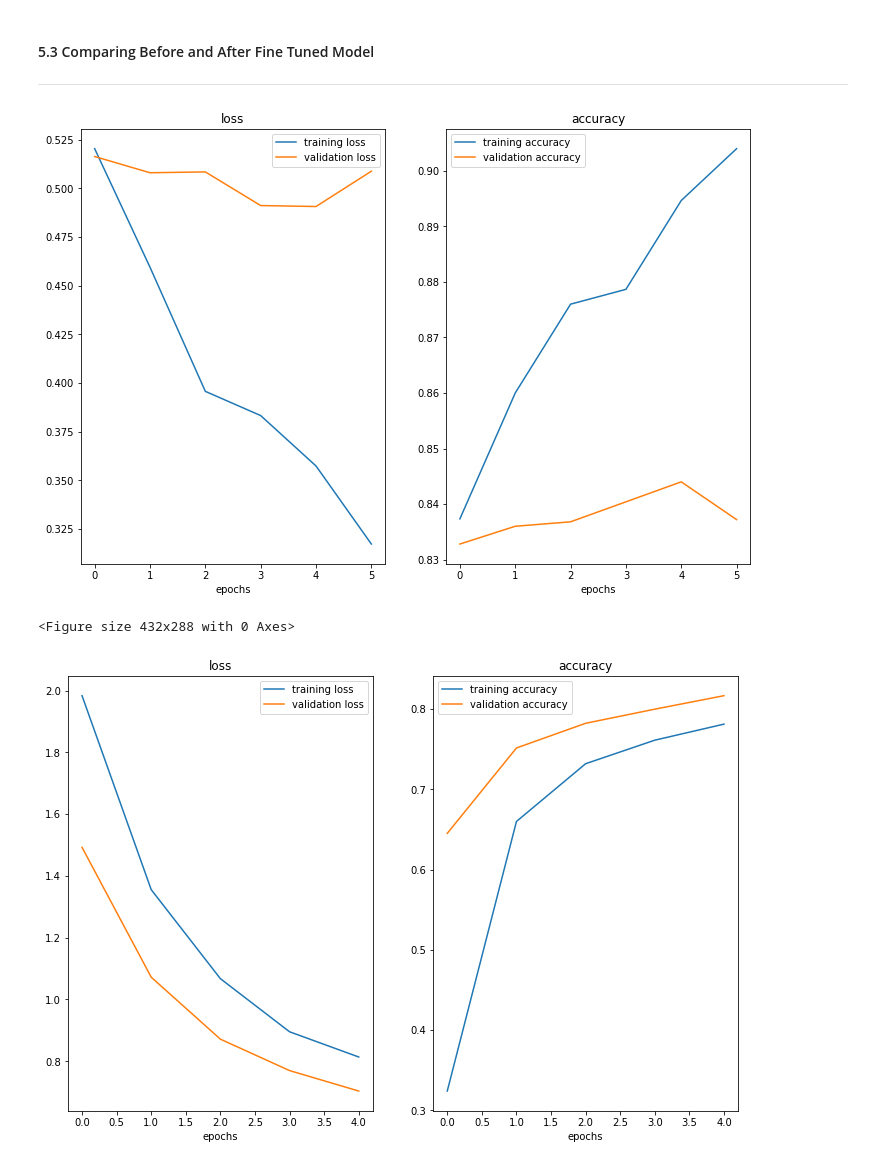
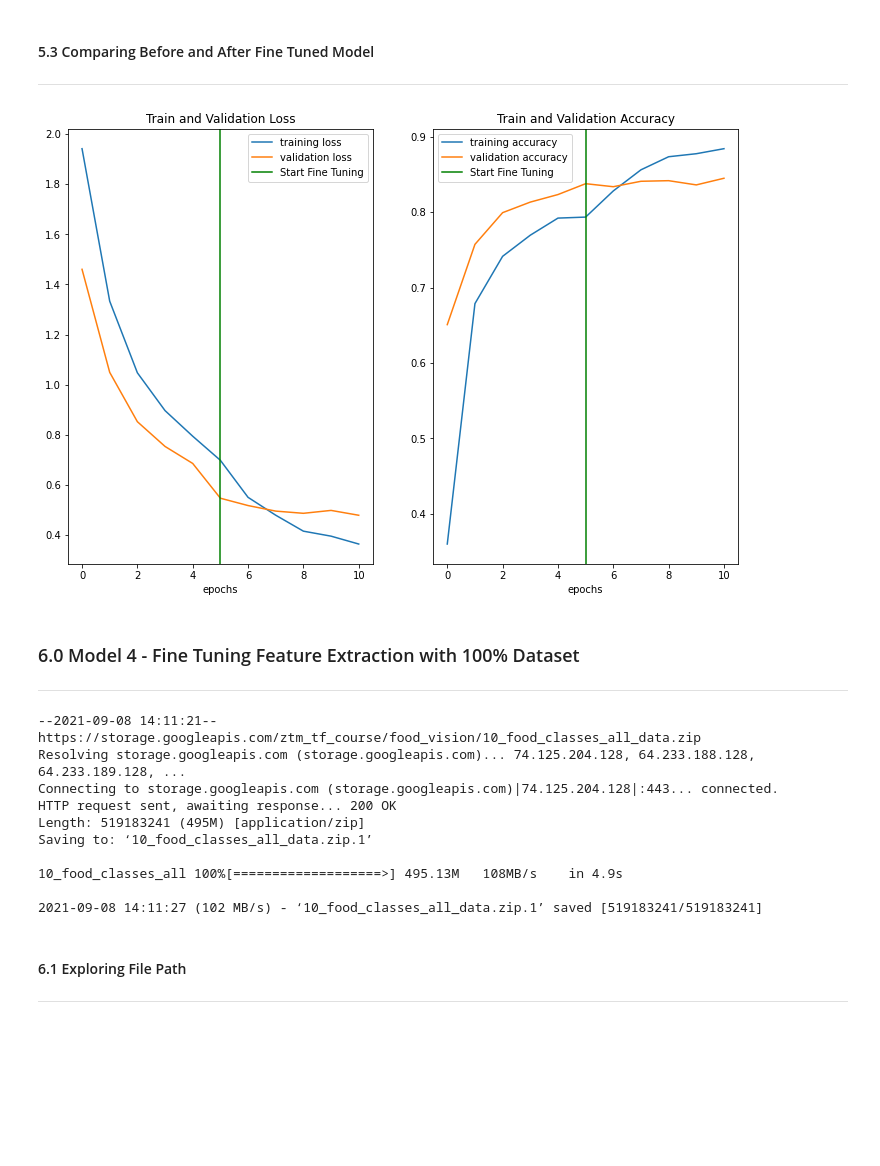
Before and after one commit to 86lekwenshiung/Neural-Network-with-Tensorflow, a Jupyter notebook: 05_Transfer_Learning_with_Tensorflow_Part_2.ipynb, the cells around one changed output. Saved outputs shown, nothing was run; the diff lists cells and outputs as text; code cells hidden in the pictures; blank space fills up the shorter version.

```diff
--- a/05_Transfer_Learning_with_Tensorflow_Part_2.ipynb
+++ b/05_Transfer_Learning_with_Tensorflow_Part_2.ipynb
@@ -911,12 +952,30 @@ plot
 # %% [markdown]
 #### 5.3 Comparing Before and After Fine Tuned Model
 ___
-# %%
-plot_loss_curves(history_3)
-
-plt.figure()
-plot_loss_curves(history_2)
-# %% [output]
-[figure, removed]
-<Figure size 432x288 with 0 Axes>
-[figure, removed]
+# %%
+compare_loss_curves(history_2 , history_3 , 5)
+# %% [output]
+[figure, added]
+# %% [markdown]
+### 6.0 Model 4 - Fine Tuning Feature Extraction with 100% Dataset
+___
+# %%
+# Load in Data
+!wget https://storage.googleapis.com/ztm_tf_course/food_vision/10_food_classes_all_data.zip
+
+# Unzip Data
+unzip_data('10_food_classes_all_data.zip')
+# %% [output]
+--2021-09-08 14:11:21--  https://storage.googleapis.com/ztm_tf_course/food_vision/10_food_classes_all_data.zip
+Resolving storage.googleapis.com (storage.googleapis.com)... 74.125.204.128, 64.233.188.128, 64.233.189.128, ...
+Connecting to storage.googleapis.com (storage.googleapis.com)|74.125.204.128|:443... connected.
+HTTP request sent, awaiting response... 200 OK
+Length: 519183241 (495M) [application/zip]
+Saving to: ‘10_food_classes_all_data.zip.1’
+
+10_food_classes_all 100%[===================>] 495.13M   108MB/s    in 4.9s
+
+2021-09-08 14:11:27 (102 MB/s) - ‘10_food_classes_all_data.zip.1’ saved [519183241/519183241]
+# %% [markdown]
+#### 6.1 Exploring File Path
+___
```
Also changed, not shown: parts of 50 cells of this notebook.
